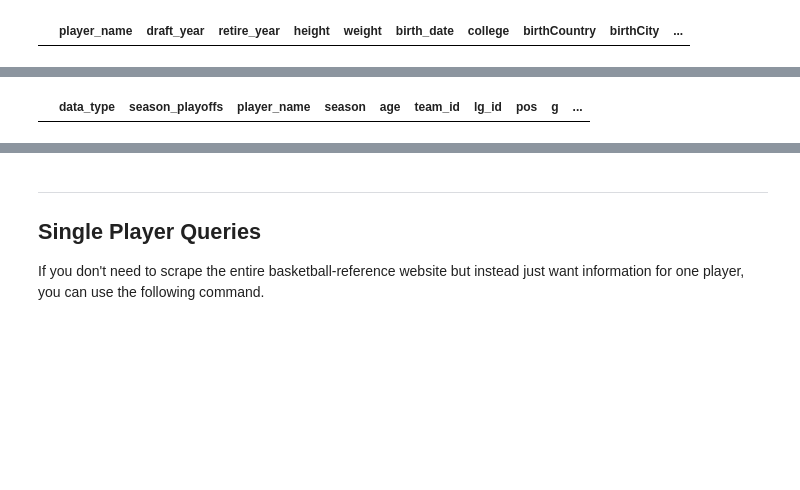
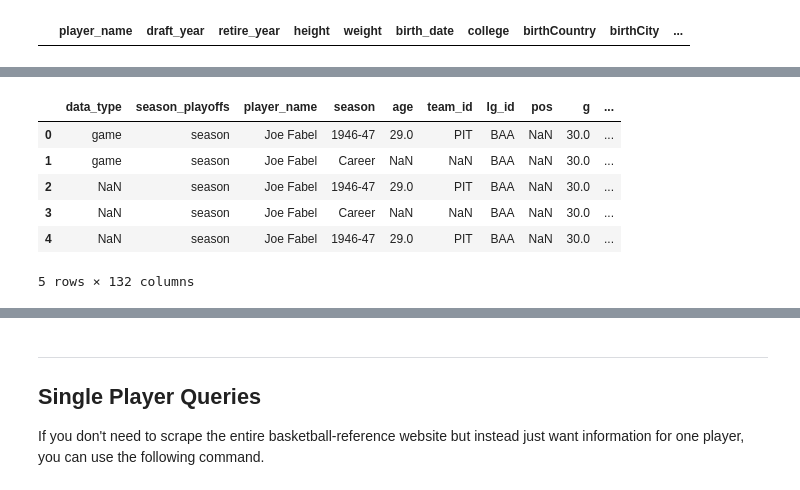
Before and after one commit to rahim-hashim/NBA-Prediction-Algorithms, a Jupyter notebook: basketball-reference-scraper.ipynb, the cells around one changed output, grey strips where cells are left out. Cells and saved outputs as stored; diff of their text form; code cells hidden in the pictures; blank space fills up the shorter version.

```diff
--- a/basketball-reference-scraper.ipynb
+++ b/basketball-reference-scraper.ipynb
@@ -168,9 +119,15 @@ display(df_large[df_large['weight'] == df_large['weight'].max()])
 |  | player_name | draft_year | retire_year | height | weight | birth_date | college | birthCountry | birthCity | ... |
 | 0 | Sim Bhullar | 2015 | 2015 | 89 | 360 | December 2, 1992 | New Mexico State | Canada | Ontario | ... |
 # %%
-df_players_data.head(0)
+df_players_data.head(5)
 # %% [output]
 |  | data_type | season_playoffs | player_name | season | age | team_id | lg_id | pos | g | ... |
+| 0 | game | season | Joe Fabel | 1946-47 | 29.0 | PIT | BAA | NaN | 30.0 | ... |
+| 1 | game | season | Joe Fabel | Career | NaN | NaN | BAA | NaN | 30.0 | ... |
+| 2 | NaN | season | Joe Fabel | 1946-47 | 29.0 | PIT | BAA | NaN | 30.0 | ... |
+| 3 | NaN | season | Joe Fabel | Career | NaN | NaN | BAA | NaN | 30.0 | ... |
+| 4 | NaN | season | Joe Fabel | 1946-47 | 29.0 | PIT | BAA | NaN | 30.0 | ... |
+5 rows × 132 columns
 # %%
 # Player Data Query
 df_career = df_players_data.loc[(df_players_data['season']=='Career') &
```
Also changed, not shown: parts of 9 cells of this notebook, 4 other files.
